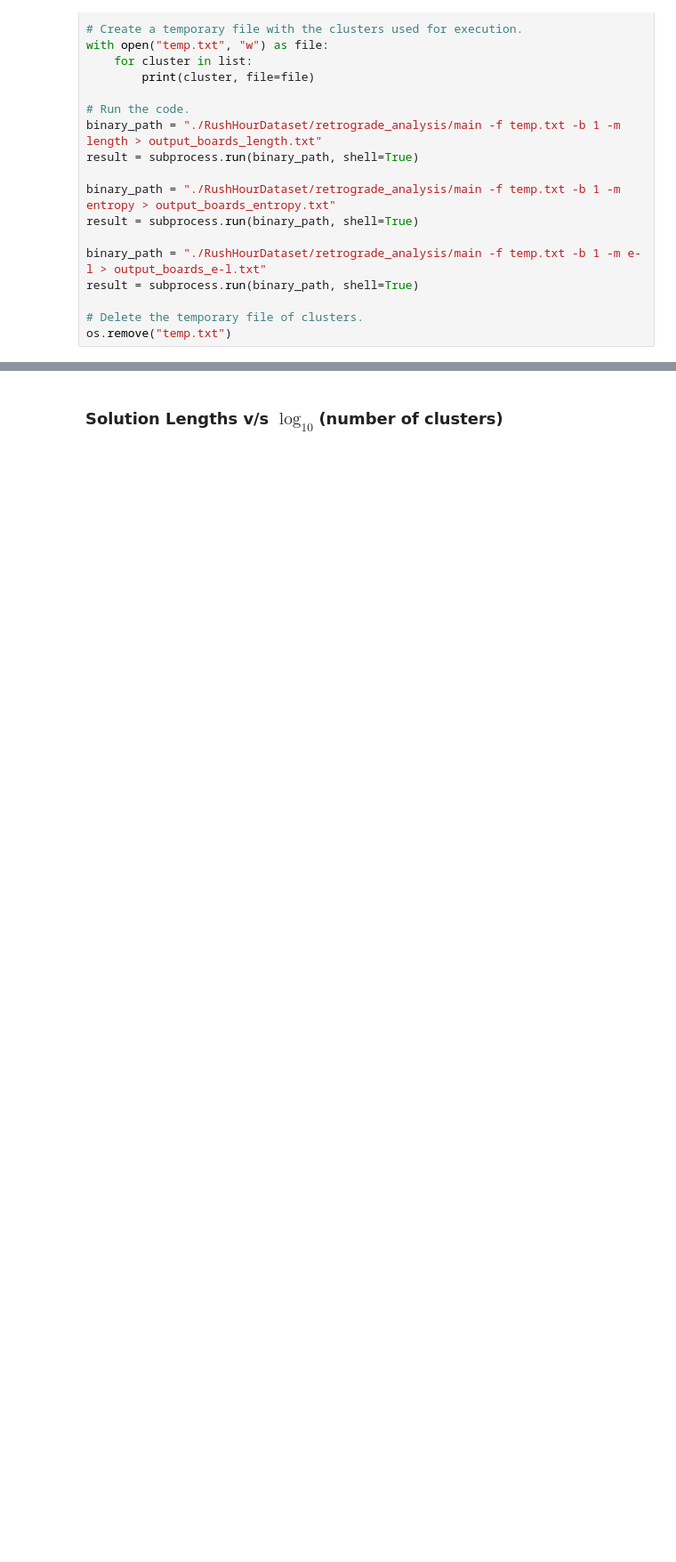
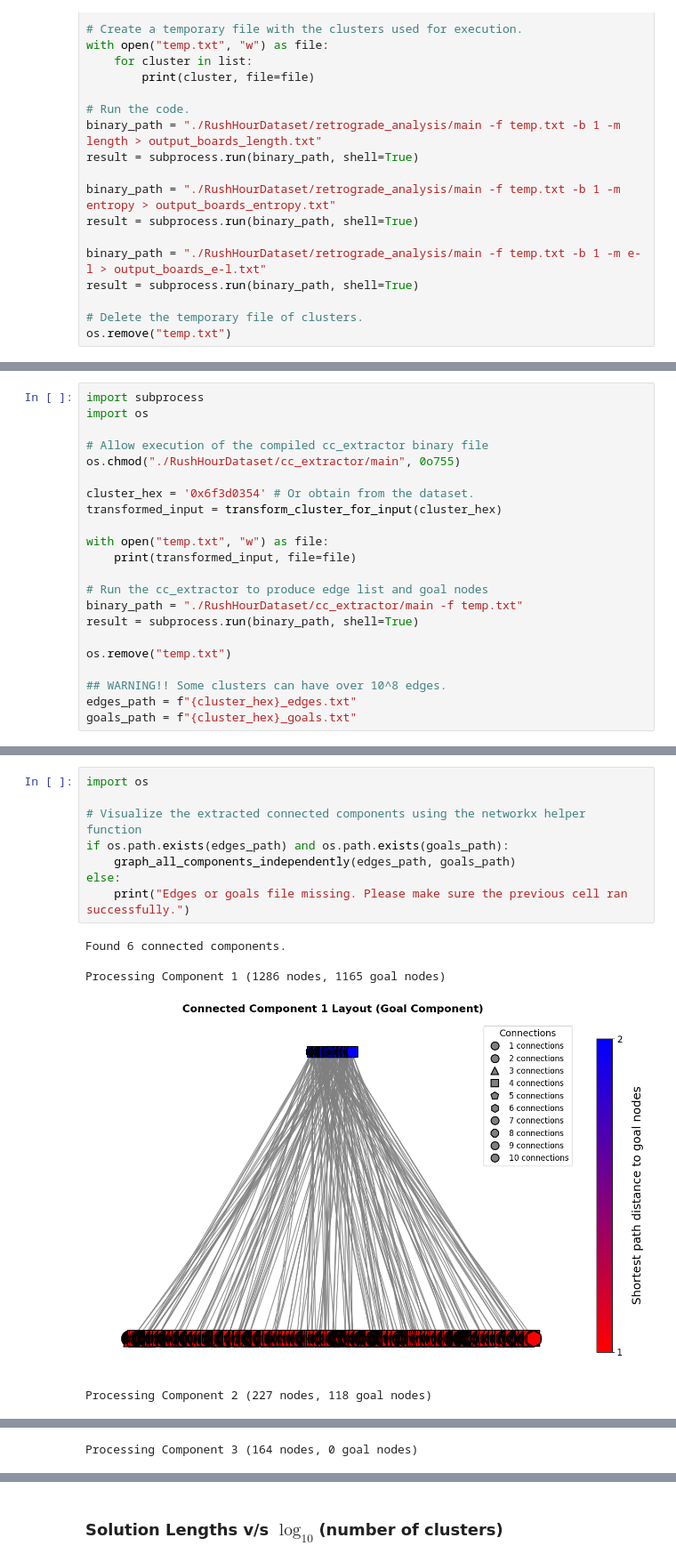
Before and after one commit to boredanon/RushHourClusterDataset, a Jupyter notebook: RushHour.ipynb, the cells around one changed output, grey strips where cells are left out. Shown at 89% size. Cells and saved outputs as stored; diff of their text form; blank space fills up the shorter version.

```diff
--- a/RushHour.ipynb
+++ b/RushHour.ipynb
@@ -363,0 +601,22 @@ Below are some code blocks to generate graphs based on the content of the filter
+# %%
+import subprocess
+import os
+
+# Allow execution of the compiled cc_extractor binary file
+os.chmod("./RushHourDataset/cc_extractor/main", 0o755)
+
+cluster_hex = '0x6f3d0354' # Or obtain from the dataset.
+transformed_input = transform_cluster_for_input(cluster_hex)
+
+with open("temp.txt", "w") as file:
+    print(transformed_input, file=file)
+
+# Run the cc_extractor to produce edge list and goal nodes
+binary_path = "./RushHourDataset/cc_extractor/main -f temp.txt"
+result = subprocess.run(binary_path, shell=True)
+
+os.remove("temp.txt")
+
+## WARNING!! Some clusters can have over 10^8 edges.
+edges_path = f"{cluster_hex}_edges.txt"
+goals_path = f"{cluster_hex}_goals.txt"
@@ -363,0 +648,14 @@ Below are some code blocks to generate graphs based on the content of the filter
+# %%
+import os
+
+# Visualize the extracted connected components using the networkx helper function
+if os.path.exists(edges_path) and os.path.exists(goals_path):
+    graph_all_components_independently(edges_path, goals_path)
+else:
+    print("Edges or goals file missing. Please make sure the previous cell ran successfully.")
+# %% [output]
+Found 6 connected components.
+
+Processing Component 1 (1286 nodes, 1165 goal nodes)
+[figure, added]
+Processing Component 2 (227 nodes, 118 goal nodes)
@@ -363,0 +663 @@ Below are some code blocks to generate graphs based on the content of the filter
+Processing Component 3 (164 nodes, 0 goal nodes)
```
Also changed, not shown: parts of 18 cells of this notebook.
